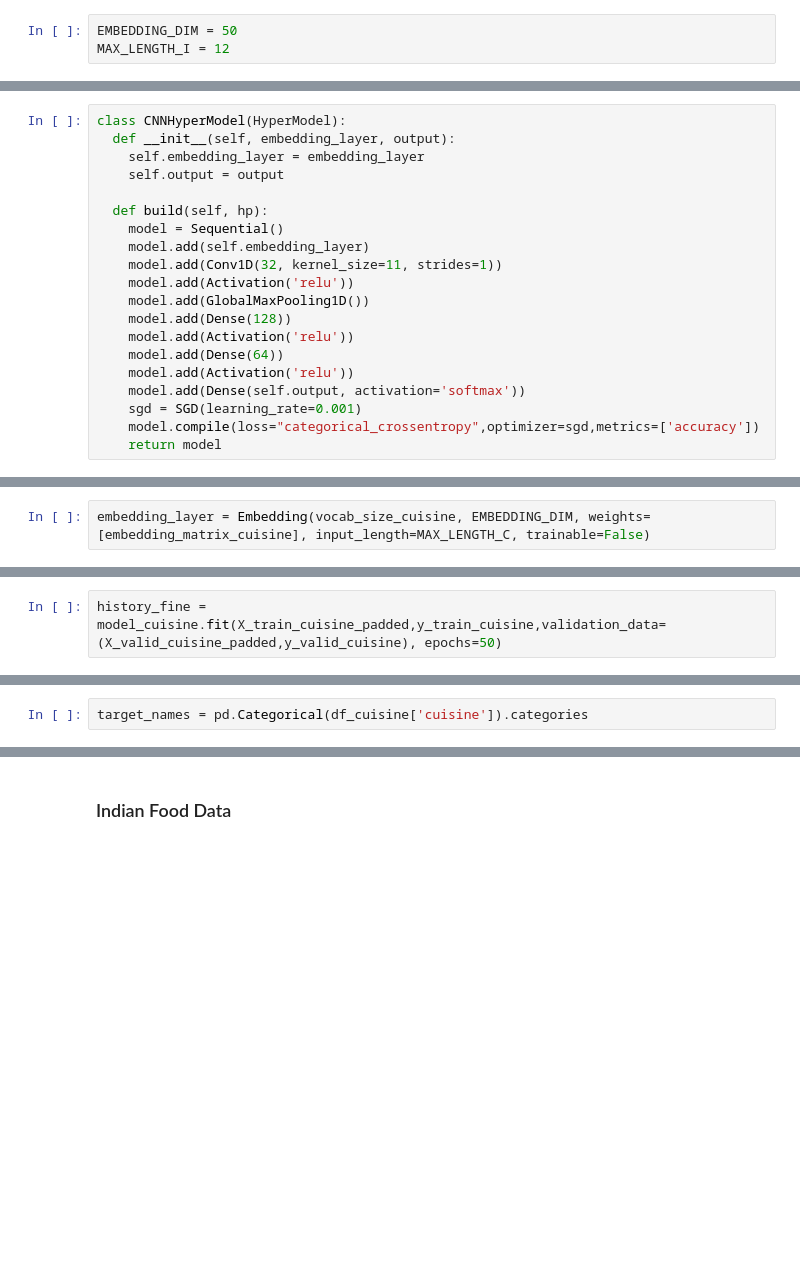
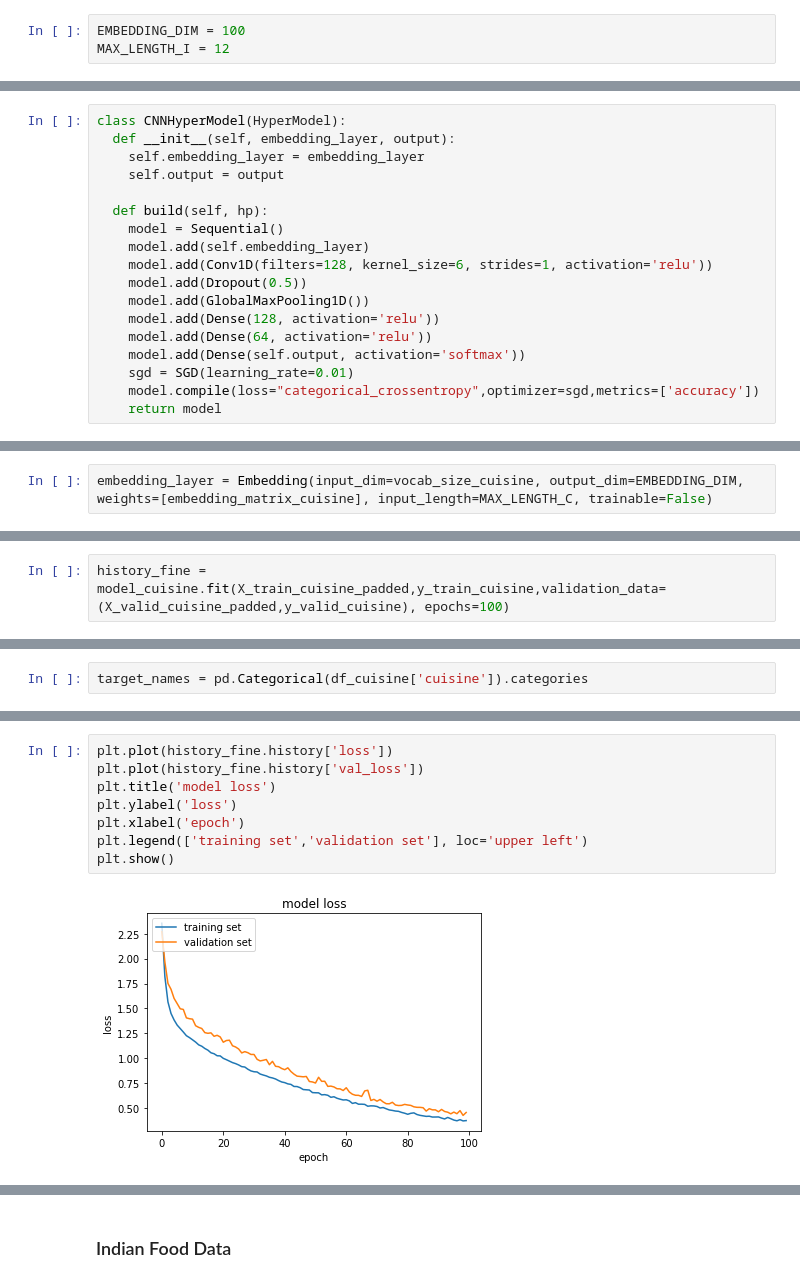
Before and after one commit to dudaholandah/NLP, a Jupyter notebook: Projeto/Word2Vec_Classification.ipynb, the cells around one changed output, grey strips where cells are left out. Drawn from its saved outputs; the diff is of its cells as text; blank space fills up the shorter version.

```diff
--- a/Projeto/Word2Vec_Classification.ipynb
+++ b/Projeto/Word2Vec_Classification.ipynb
@@ -224,6 +201,6 @@ X_test_cuisine_padded = pad_sequences(encoded_cuisine, maxlen=MAX_LENGTH_C, padd
 # %% [markdown]
 ### Indian Food Data
 # %%
-EMBEDDING_DIM = 50
+EMBEDDING_DIM = 100
 MAX_LENGTH_I = 12
 # %%
@@ -290,21 +264,19 @@ class CNNHyperModel(HyperModel):
   def build(self, hp):
     model = Sequential()
     model.add(self.embedding_layer)
-    model.add(Conv1D(32, kernel_size=11, strides=1))
-    model.add(Activation('relu'))
+    model.add(Conv1D(filters=128, kernel_size=6, strides=1, activation='relu'))
+    model.add(Dropout(0.5))
     model.add(GlobalMaxPooling1D())
-    model.add(Dense(128))
-    model.add(Activation('relu'))
-    model.add(Dense(64))
-    model.add(Activation('relu'))
+    model.add(Dense(128, activation='relu'))
+    model.add(Dense(64, activation='relu'))
     model.add(Dense(self.output, activation='softmax'))
-    sgd = SGD(learning_rate=0.001)
+    sgd = SGD(learning_rate=0.01)
     model.compile(loss="categorical_crossentropy",optimizer=sgd,metrics=['accuracy'])
     return model
 # %% [markdown]
 ### Cuisine Classification Data
 # %%
-embedding_layer = Embedding(vocab_size_cuisine, EMBEDDING_DIM, weights=[embedding_matrix_cuisine], input_length=MAX_LENGTH_C, trainable=False)
+embedding_layer = Embedding(input_dim=vocab_size_cuisine, output_dim=EMBEDDING_DIM, weights=[embedding_matrix_cuisine], input_length=MAX_LENGTH_C, trainable=False)
 # %%
 model_CNN = CNNHyperModel(embedding_layer, 20)
 # %%
@@ -331,4 +303,4 @@ Non-trainable params: 55,600
 _________________________________________________________________
 # %%
-history_fine = model_cuisine.fit(X_train_cuisine_padded,y_train_cuisine,validation_data=(X_valid_cuisine_padded,y_valid_cuisine), epochs=50)
+history_fine = model_cuisine.fit(X_train_cuisine_padded,y_train_cuisine,validation_data=(X_valid_cuisine_padded,y_valid_cuisine), epochs=100)
 # %% [output]
@@ -375,0 +348,10 @@ weighted avg       0.13      0.18      0.06       500
+# %%
+plt.plot(history_fine.history['loss'])
+plt.plot(history_fine.history['val_loss'])
+plt.title('model loss')
+plt.ylabel('loss')
+plt.xlabel('epoch')
+plt.legend(['training set','validation set'], loc='upper left')
+plt.show()
+# %% [output]
+[figure, added]
```
Also changed, not shown: parts of 57 cells of this notebook.
